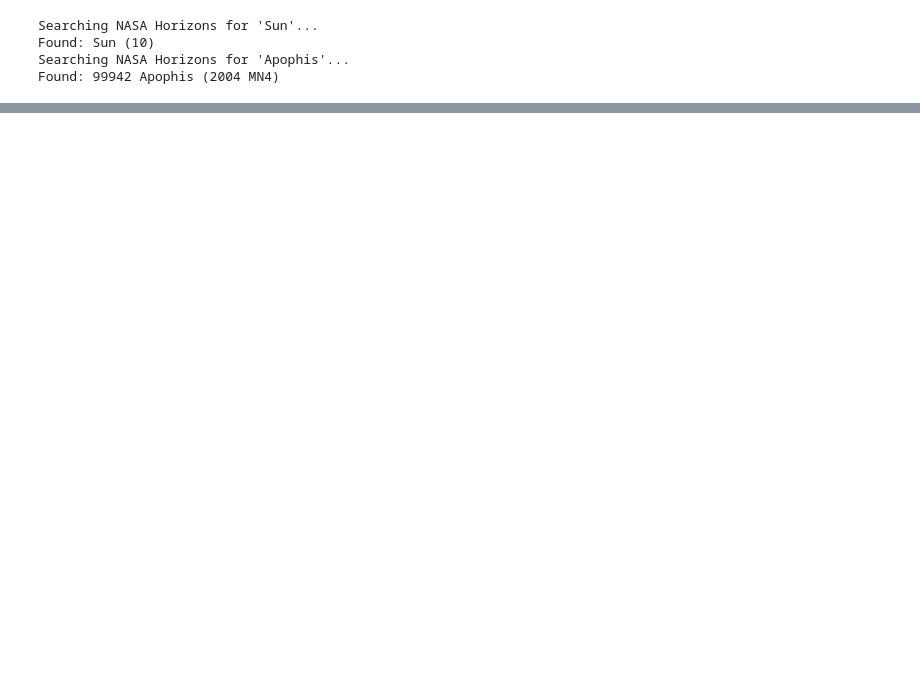
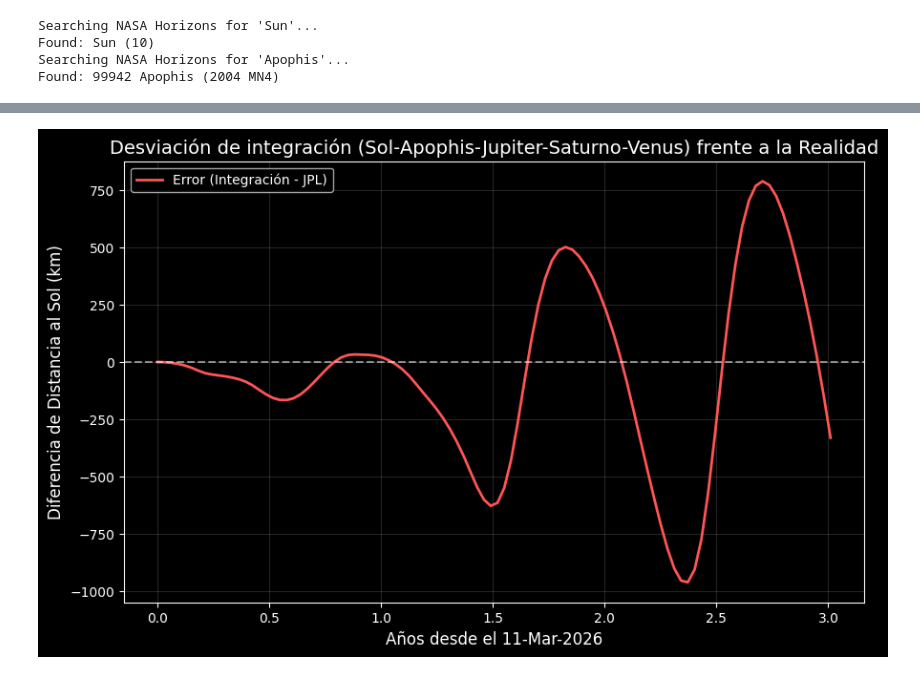
Before and after one commit to IsaacVilladaMontoya/meccel, a Jupyter notebook: Proyecto_meccel.ipynb, the cells around one changed output, grey strips where cells are left out. Cells and saved outputs as stored; diff of their text form; code cells hidden in the pictures; blank space fills up the shorter version.

```diff
--- a/Proyecto_meccel.ipynb
+++ b/Proyecto_meccel.ipynb
@@ -145,0 +164,37 @@ Consultando a JPL Horizons (en bloques para evitar error 502)...
+# %%
+pos_apophis_helio2 = np.zeros((100, 3))
+
+for i, t in enumerate(ts):
+    sim2.integrate(t)
+
+    # Extraemos las partículas
+    sol = sim2.particles[0]
+    apophis = sim2.particles[1]
+
+    # Calculamos la posición relativa (Heliocéntrica)
+    x_rel = apophis.x - sol.x
+    y_rel = apophis.y - sol.y
+    z_rel = apophis.z - sol.z
+
+    # Guardamos en nuestro arreglo
+    pos_apophis_helio2[i] = [x_rel, y_rel, z_rel]
+# %%
+r_rebound_mag = np.linalg.norm(pos_apophis_helio2, axis=1)
+
+# 4. Calcular la resta uno a uno (código vs Realidad)
+diferencia2 = (r_rebound_mag - r_jpl_mag) * 1.5e8
+
+# 5. Generar la gráfica
+plt.figure(figsize=(10, 6))
+plt.plot(ts, diferencia2, color='#FF5555', linewidth=2, label='Error (Integración - JPL)')
+plt.axhline(0, color='white', linestyle='--', alpha=0.5)
+
+plt.title("Desviación de integración (Sol-Apophis-Jupiter-Saturno-Venus) frente a la Realidad", fontsize=14)
+plt.xlabel("Años desde el 11-Mar-2026", fontsize=12)
+plt.ylabel("Diferencia de Distancia al Sol (km)", fontsize=12)
+plt.grid(True, alpha=0.15)
+plt.legend()
+plt.style.use('dark_background')
+plt.show()
+# %% [output]
+[figure, added]
```
Also changed, not shown: parts of 5 cells of this notebook.
